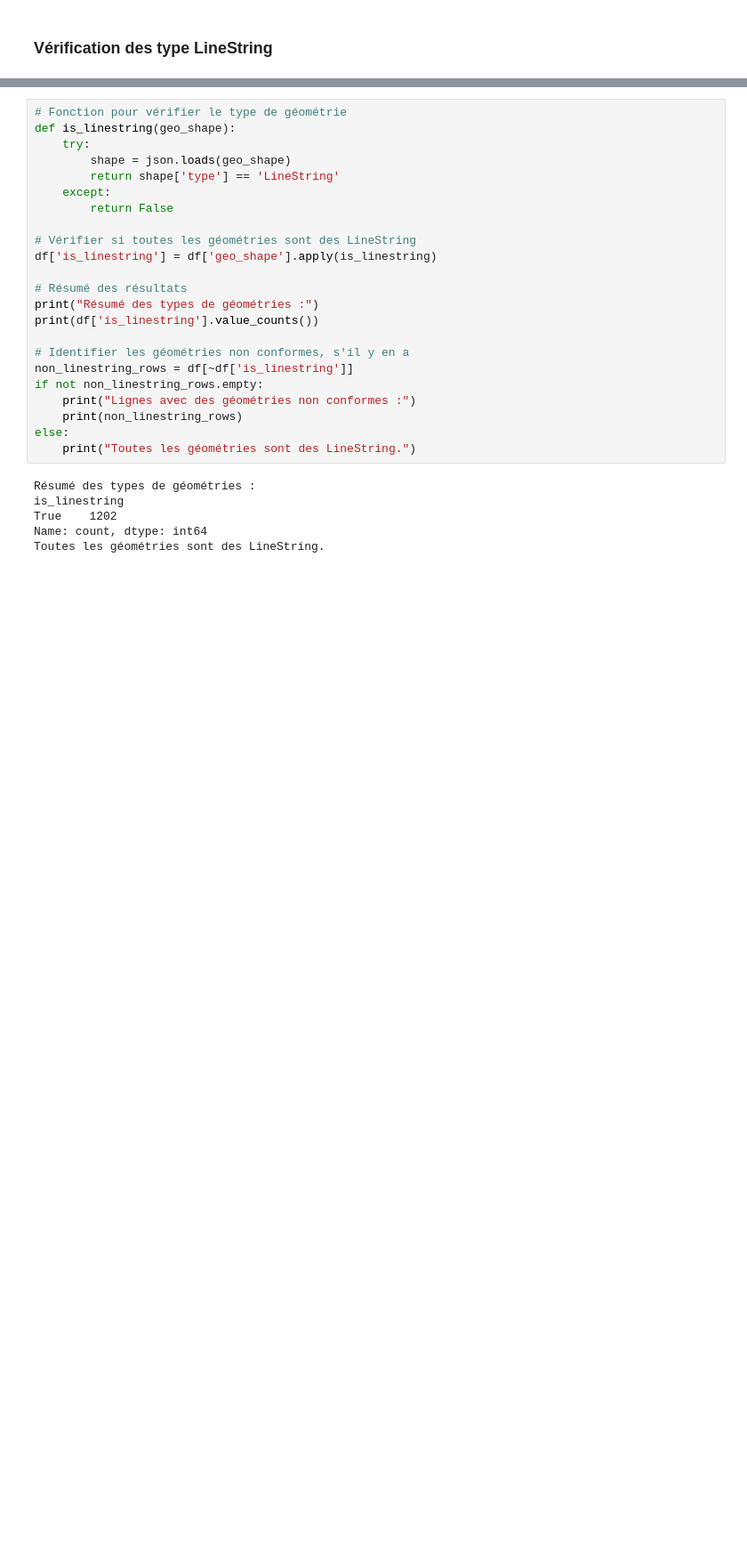
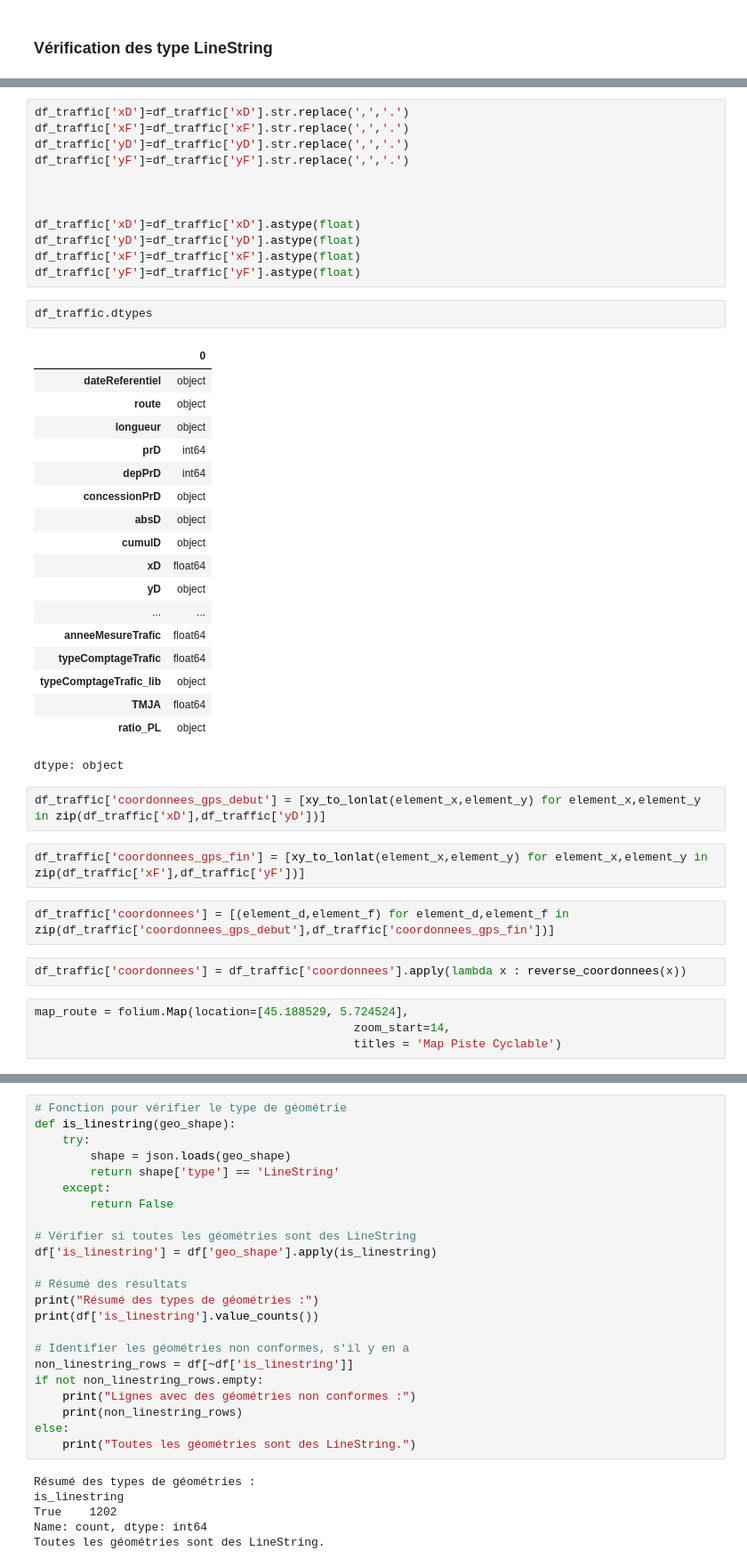
Before and after one commit to Flotauv/Projet_Data_Innovant-, a Jupyter notebook: Projet_FLO.ipynb, the cells around one changed output, grey strips where cells are left out. Shown at 89% size. Cells and saved outputs as stored; diff of their text form; blank space fills up the shorter version.

Commit message:
carte pistes cyclables

```diff
--- a/Projet_FLO.ipynb
+++ b/Projet_FLO.ipynb
@@ -200,0 +317,45 @@ df.head()
+# %%
+df_traffic['xD']=df_traffic['xD'].str.replace(',','.')
+df_traffic['xF']=df_traffic['xF'].str.replace(',','.')
+df_traffic['yD']=df_traffic['yD'].str.replace(',','.')
+df_traffic['yF']=df_traffic['yF'].str.replace(',','.')
+
+
+
+df_traffic['xD']=df_traffic['xD'].astype(float)
+df_traffic['yD']=df_traffic['yD'].astype(float)
+df_traffic['xF']=df_traffic['xF'].astype(float)
+df_traffic['yF']=df_traffic['yF'].astype(float)
+# %%
+df_traffic.dtypes
+# %% [output]
+|  | 0 |
+| dateReferentiel | object |
+| route | object |
+| longueur | object |
+| prD | int64 |
+| depPrD | int64 |
+| concessionPrD | object |
+| absD | object |
+| cumulD | object |
+| xD | float64 |
+| yD | object |
+| ... | ... |
+| anneeMesureTrafic | float64 |
+| typeComptageTrafic | float64 |
+| typeComptageTrafic_lib | object |
+| TMJA | float64 |
+| ratio_PL | object |
+dtype: object
+# %%
+df_traffic['coordonnees_gps_debut'] = [xy_to_lonlat(element_x,element_y) for element_x,element_y in zip(df_traffic['xD'],df_traffic['yD'])]
+# %%
+df_traffic['coordonnees_gps_fin'] = [xy_to_lonlat(element_x,element_y) for element_x,element_y in zip(df_traffic['xF'],df_traffic['yF'])]
+# %%
+df_traffic['coordonnees'] = [(element_d,element_f) for element_d,element_f in zip(df_traffic['coordonnees_gps_debut'],df_traffic['coordonnees_gps_fin'])]
+# %%
+df_traffic['coordonnees'] = df_traffic['coordonnees'].apply(lambda x : reverse_coordonnees(x))
+# %%
+map_route = folium.Map(location=[45.188529, 5.724524],
+                                              zoom_start=14,
+                                              titles = 'Map Piste Cyclable')
```
Also changed, not shown: parts of 35 cells of this notebook, 6 other files.
